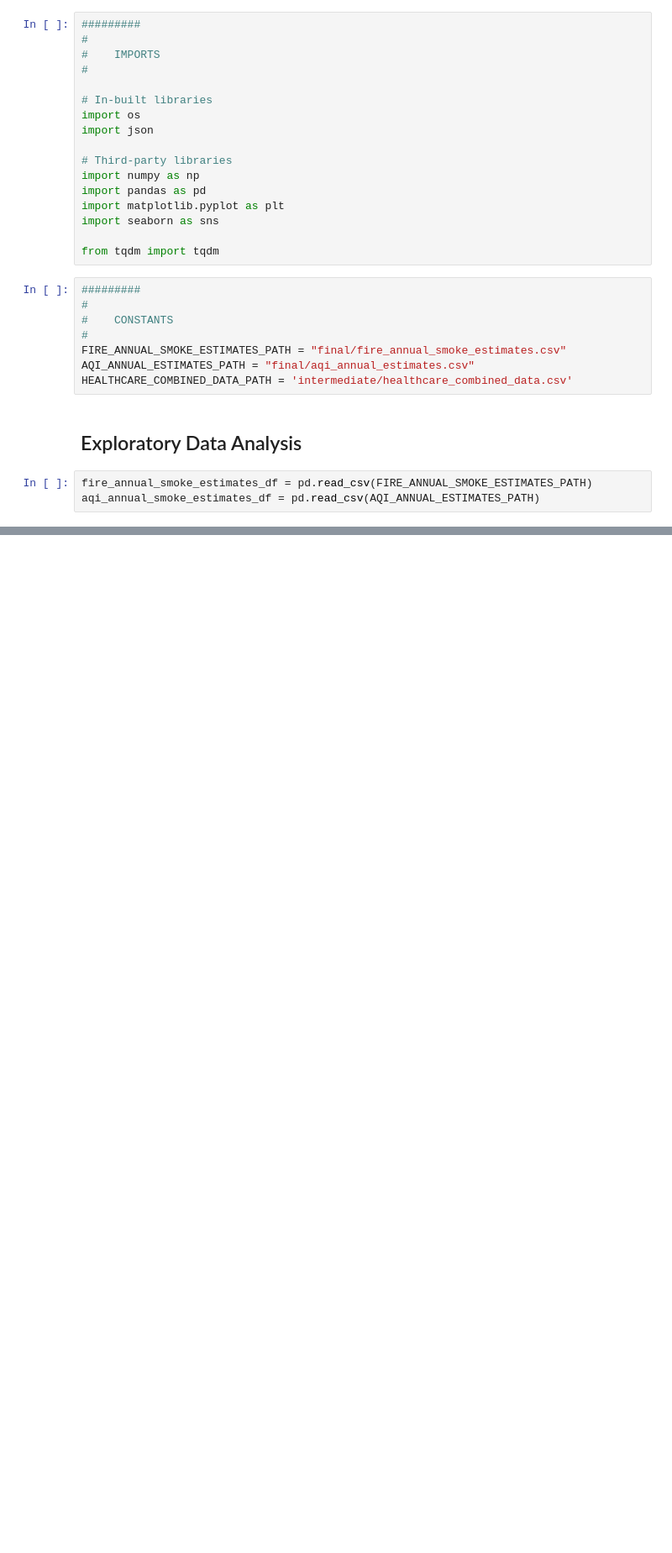
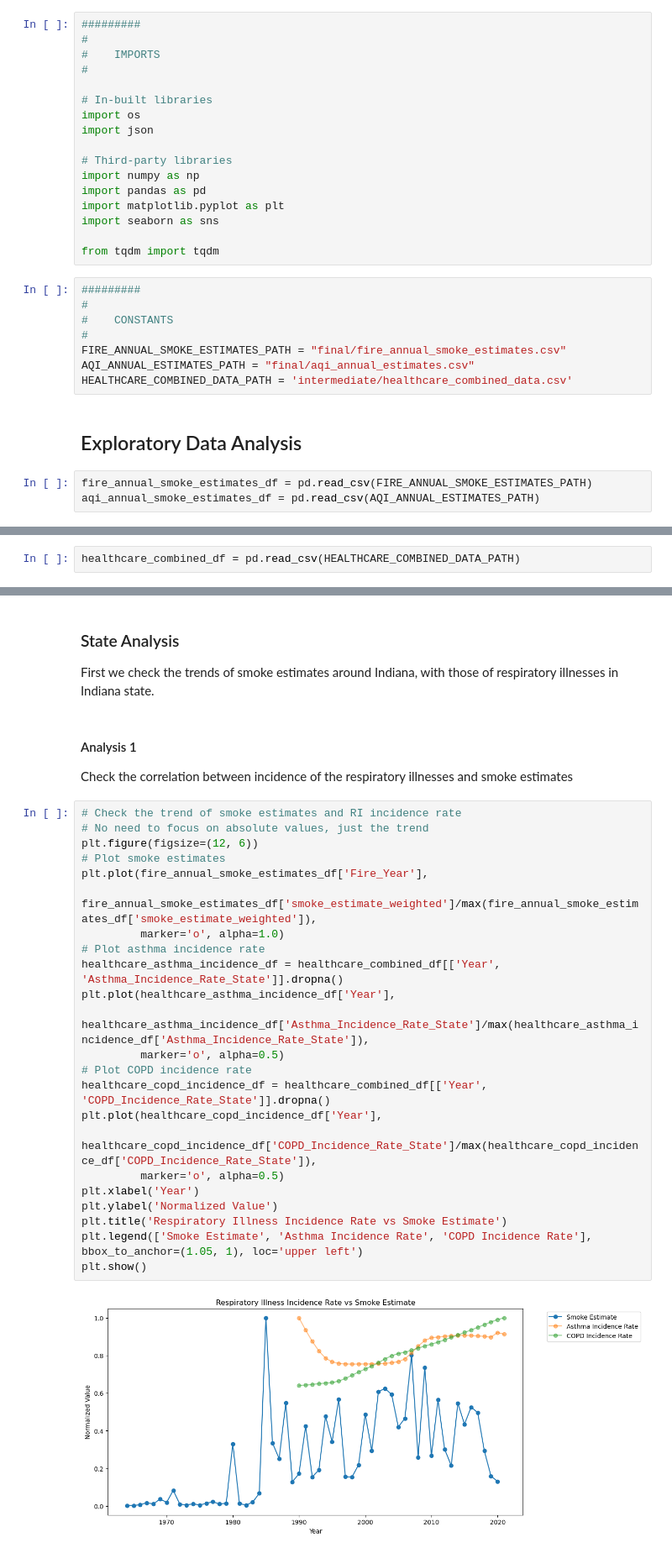
Before and after one commit to himanshunaidu/data512_project, a Jupyter notebook: wildfire_healthcare_data_analysis.ipynb, the cells around one changed output, grey strips where cells are left out. Shown at 84% size. Saved outputs shown, nothing was run; the diff lists cells and outputs as text; blank space fills up the shorter version.

Commit message:
Complete analysis on Marion County and get state level death rate data

```diff
--- a/wildfire_healthcare_data_analysis.ipynb
+++ b/wildfire_healthcare_data_analysis.ipynb
@@ -45,0 +41,2 @@ aqi_annual_smoke_estimates_df = pd.read_csv(AQI_ANNUAL_ESTIMATES_PATH)
+# %%
+healthcare_combined_df = pd.read_csv(HEALTHCARE_COMBINED_DATA_PATH)
@@ -45,0 +49,31 @@ aqi_annual_smoke_estimates_df = pd.read_csv(AQI_ANNUAL_ESTIMATES_PATH)
+# %% [markdown]
+### State Analysis
+First we check the trends of smoke estimates around Indiana, with those of respiratory illnesses in Indiana state.
+# %% [markdown]
+#### Analysis 1
+Check the correlation between incidence of the respiratory illnesses and smoke estimates
+# %%
+# Check the trend of smoke estimates and RI incidence rate
+# No need to focus on absolute values, just the trend
+plt.figure(figsize=(12, 6))
+# Plot smoke estimates
+plt.plot(fire_annual_smoke_estimates_df['Fire_Year'],
+         fire_annual_smoke_estimates_df['smoke_estimate_weighted']/max(fire_annual_smoke_estimates_df['smoke_estimate_weighted']),
+         marker='o', alpha=1.0)
+# Plot asthma incidence rate
+healthcare_asthma_incidence_df = healthcare_combined_df[['Year', 'Asthma_Incidence_Rate_State']].dropna()
+plt.plot(healthcare_asthma_incidence_df['Year'],
+         healthcare_asthma_incidence_df['Asthma_Incidence_Rate_State']/max(healthcare_asthma_incidence_df['Asthma_Incidence_Rate_State']),
+         marker='o', alpha=0.5)
+# Plot COPD incidence rate
+healthcare_copd_incidence_df = healthcare_combined_df[['Year', 'COPD_Incidence_Rate_State']].dropna()
+plt.plot(healthcare_copd_incidence_df['Year'],
+         healthcare_copd_incidence_df['COPD_Incidence_Rate_State']/max(healthcare_copd_incidence_df['COPD_Incidence_Rate_State']),
+         marker='o', alpha=0.5)
+plt.xlabel('Year')
+plt.ylabel('Normalized Value')
+plt.title('Respiratory Illness Incidence Rate vs Smoke Estimate')
+plt.legend(['Smoke Estimate', 'Asthma Incidence Rate', 'COPD Incidence Rate'], bbox_to_anchor=(1.05, 1), loc='upper left')
+plt.show()
+# %% [output]
+[figure, added]
```
Also changed, not shown: parts of 15 cells of this notebook, 2 other files.
